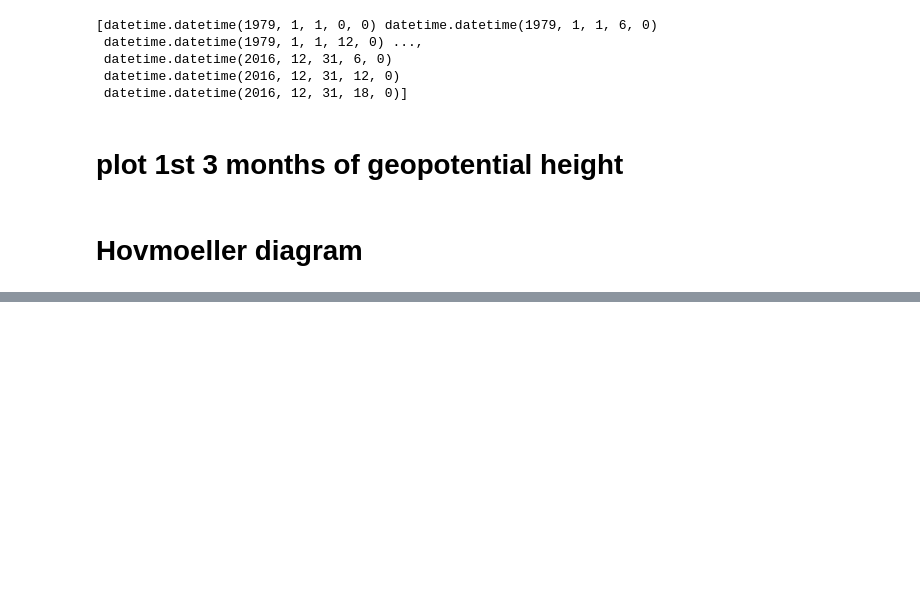
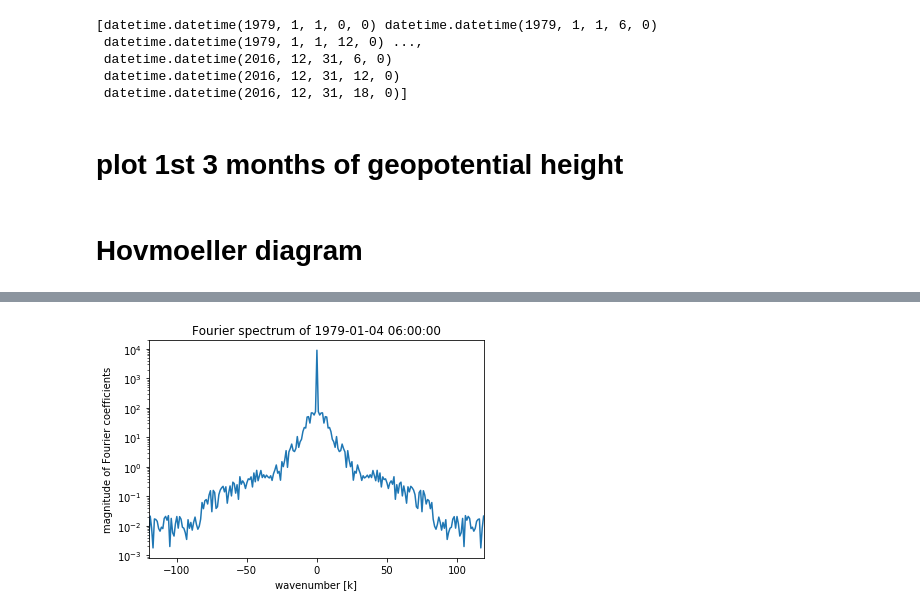
Before and after one commit to csyhuang/python-climate-data-processing, a Jupyter notebook: submission_from_claire/1979-2016-40.5N-processing.ipynb, the cells around one changed output, grey strips where cells are left out. Saved outputs shown, nothing was run; the diff lists cells and outputs as text; code cells hidden in the pictures; blank space fills up the shorter version.

```diff
--- a/submission_from_claire/1979-2016-40.5N-processing.ipynb
+++ b/submission_from_claire/1979-2016-40.5N-processing.ipynb
@@ -103,0 +134,11 @@ plt.savefig('405N-processing-pic/hovtest.png')
+# %%
+#plot them, fftshift sorts the frequency/wavenumber
+plt.clf();
+plt.semilogy(fftshift(xf), np.abs(fftshift(ck))) # Take the absolute value.
+plt.title('Fourier spectrum of '+str(tarray[13]))
+plt.xlabel('wavenumber [k]');
+plt.ylabel('magnitude of Fourier coefficients');
+plt.xlim((xf.min(),xf.max()))
+plt.show()
+# %% [output]
+[figure, added]
```
Also changed, not shown: parts of 14 cells of this notebook.
